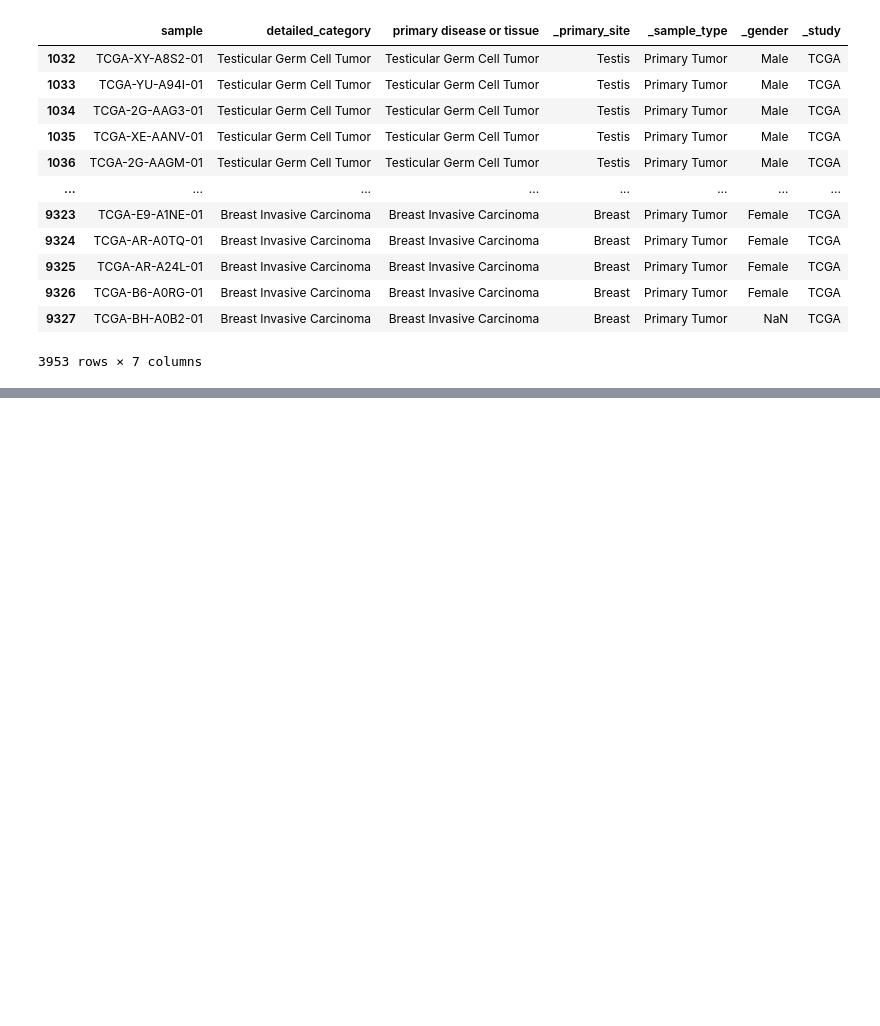
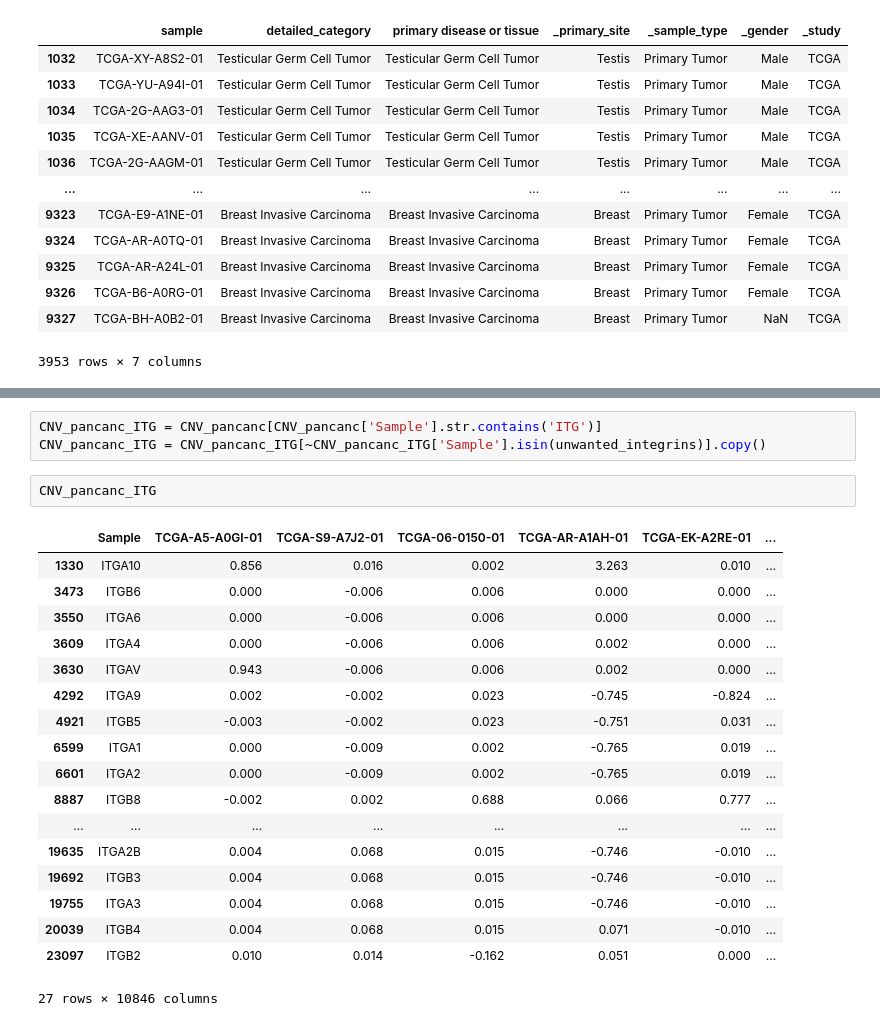
Before and after one commit to hshadman/integrin_expression_data_mining, a Jupyter notebook: jesse_code/CNV_exercise.ipynb, the cells around one changed output, grey strips where cells are left out. Drawn from its saved outputs; the diff is of its cells as text; blank space fills up the shorter version.

```diff
--- a/jesse_code/CNV_exercise.ipynb
+++ b/jesse_code/CNV_exercise.ipynb
@@ -305,0 +345,24 @@ CNV_prostate.head()
+# %%
+CNV_pancanc_ITG = CNV_pancanc[CNV_pancanc['Sample'].str.contains('ITG')]
+CNV_pancanc_ITG = CNV_pancanc_ITG[~CNV_pancanc_ITG['Sample'].isin(unwanted_integrins)].copy()
+# %%
+CNV_pancanc_ITG
+# %% [output]
+|  | Sample | TCGA-A5-A0GI-01 | TCGA-S9-A7J2-01 | TCGA-06-0150-01 | TCGA-AR-A1AH-01 | TCGA-EK-A2RE-01 | ... |
+| 1330 | ITGA10 | 0.856 | 0.016 | 0.002 | 3.263 | 0.010 | ... |
+| 3473 | ITGB6 | 0.000 | -0.006 | 0.006 | 0.000 | 0.000 | ... |
+| 3550 | ITGA6 | 0.000 | -0.006 | 0.006 | 0.000 | 0.000 | ... |
+| 3609 | ITGA4 | 0.000 | -0.006 | 0.006 | 0.002 | 0.000 | ... |
+| 3630 | ITGAV | 0.943 | -0.006 | 0.006 | 0.002 | 0.000 | ... |
+| 4292 | ITGA9 | 0.002 | -0.002 | 0.023 | -0.745 | -0.824 | ... |
+| 4921 | ITGB5 | -0.003 | -0.002 | 0.023 | -0.751 | 0.031 | ... |
+| 6599 | ITGA1 | 0.000 | -0.009 | 0.002 | -0.765 | 0.019 | ... |
+| 6601 | ITGA2 | 0.000 | -0.009 | 0.002 | -0.765 | 0.019 | ... |
+| 8887 | ITGB8 | -0.002 | 0.002 | 0.688 | 0.066 | 0.777 | ... |
+| ... | ... | ... | ... | ... | ... | ... | ... |
+| 19635 | ITGA2B | 0.004 | 0.068 | 0.015 | -0.746 | -0.010 | ... |
+| 19692 | ITGB3 | 0.004 | 0.068 | 0.015 | -0.746 | -0.010 | ... |
+| 19755 | ITGA3 | 0.004 | 0.068 | 0.015 | -0.746 | -0.010 | ... |
+| 20039 | ITGB4 | 0.004 | 0.068 | 0.015 | 0.071 | -0.010 | ... |
+| 23097 | ITGB2 | 0.010 | 0.014 | -0.162 | 0.051 | 0.000 | ... |
+27 rows × 10846 columns
```
Also changed, not shown: parts of 9 cells of this notebook.
